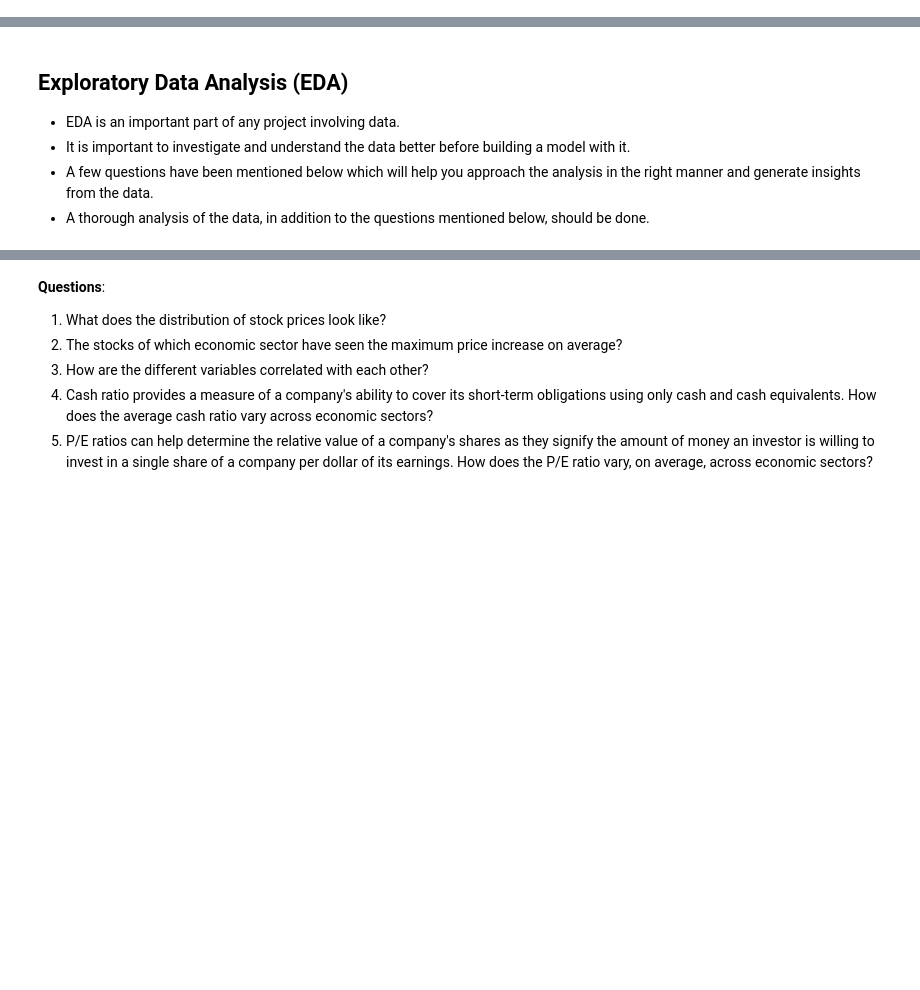
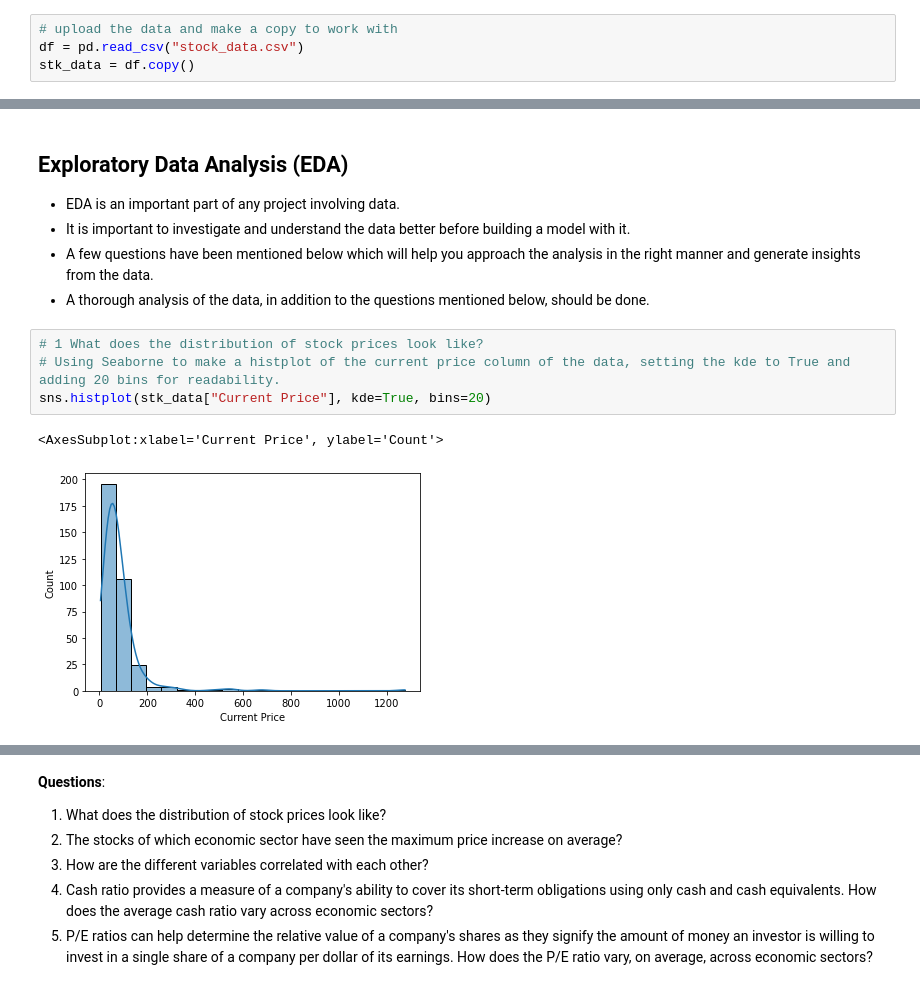
Before and after one commit to TonyTrejo/tradeWnd, a Jupyter notebook: TT_FULL_CODE.ipynb, the cells around one changed output, grey strips where cells are left out. Drawn from its saved outputs; the diff is of its cells as text; blank space fills up the shorter version.

```diff
--- a/TT_FULL_CODE.ipynb
+++ b/TT_FULL_CODE.ipynb
@@ -38,3 +53,7 @@ Trade&Ahead is a financial consultancy firm who provide their customers with per
 
 - Observations
 - Sanity checks
+# %%
+# upload the data and make a copy to work with
+df = pd.read_csv("stock_data.csv")
+stk_data = df.copy()
@@ -45,3 +138,10 @@ Trade&Ahead is a financial consultancy firm who provide their customers with per
 - It is important to investigate and understand the data better before building a model with it.
 - A few questions have been mentioned below which will help you approach the analysis in the right manner and generate insights from the data.
 - A thorough analysis of the data, in addition to the questions mentioned below, should be done.
+# %%
+# 1 What does the distribution of stock prices look like?
+# Using Seaborne to make a histplot of the current price column of the data, setting the kde to True and adding 20 bins for readability.
+sns.histplot(stk_data["Current Price"], kde=True, bins=20)
+# %% [output]
+<AxesSubplot:xlabel='Current Price', ylabel='Count'>
+[figure, added]
```
Also changed, not shown: parts of 15 cells of this notebook.
